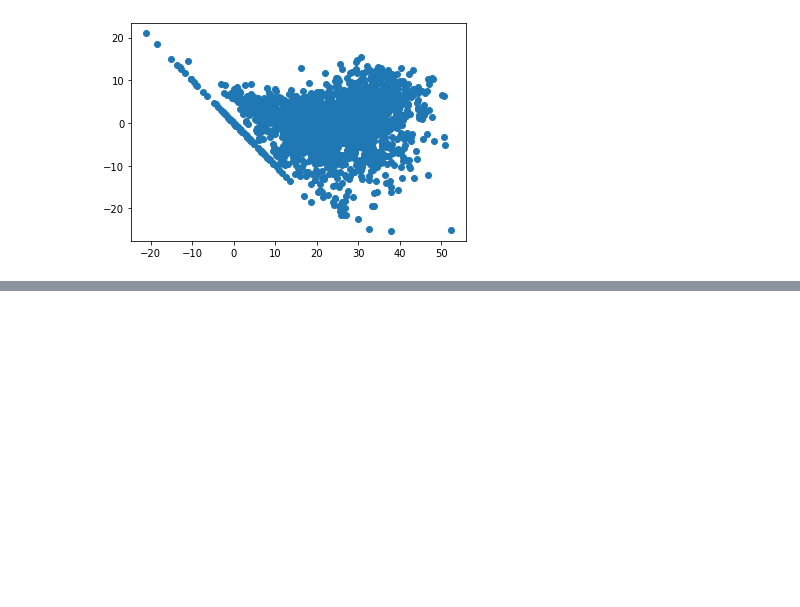
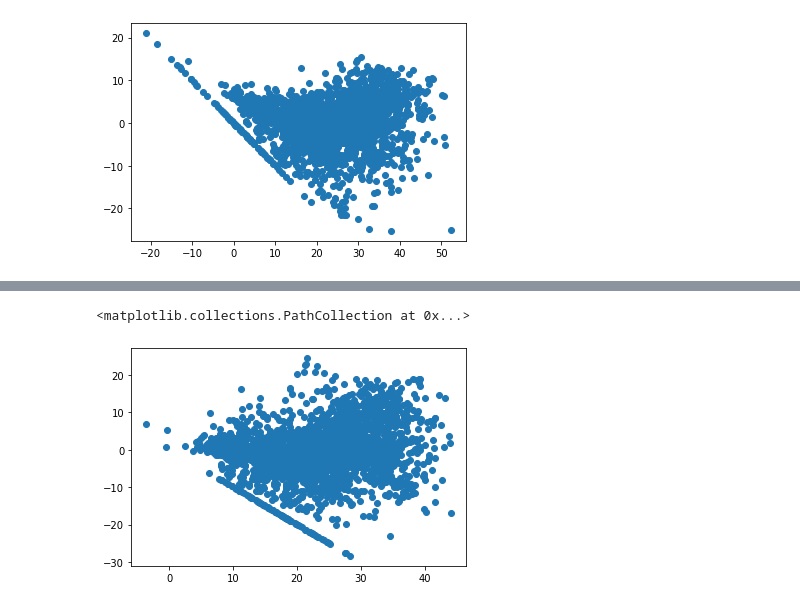
Before and after one commit to roysoni24/Bike-Sharing-Demand-Prediction, a Jupyter notebook: Copy_of_Bike_Sharing_Demand_Prediction_Capstone_Project.ipynb, the cells around one changed output, grey strips where cells are left out. Drawn from its saved outputs; the diff is of its cells as text; code cells hidden in the pictures; blank space fills up the shorter version.

```diff
--- a/Copy_of_Bike_Sharing_Demand_Prediction_Capstone_Project.ipynb
+++ b/Copy_of_Bike_Sharing_Demand_Prediction_Capstone_Project.ipynb
@@ -905,0 +1018,6 @@ plt.show()
+# %%
+#Checking Heteroscadacity
+plt.scatter((y_pred_test_en),(y_test)-(y_pred_test_en))
+# %% [output]
+<matplotlib.collections.PathCollection at 0x...>
+[figure, added]
```
Also changed, not shown: parts of 17 cells of this notebook.
